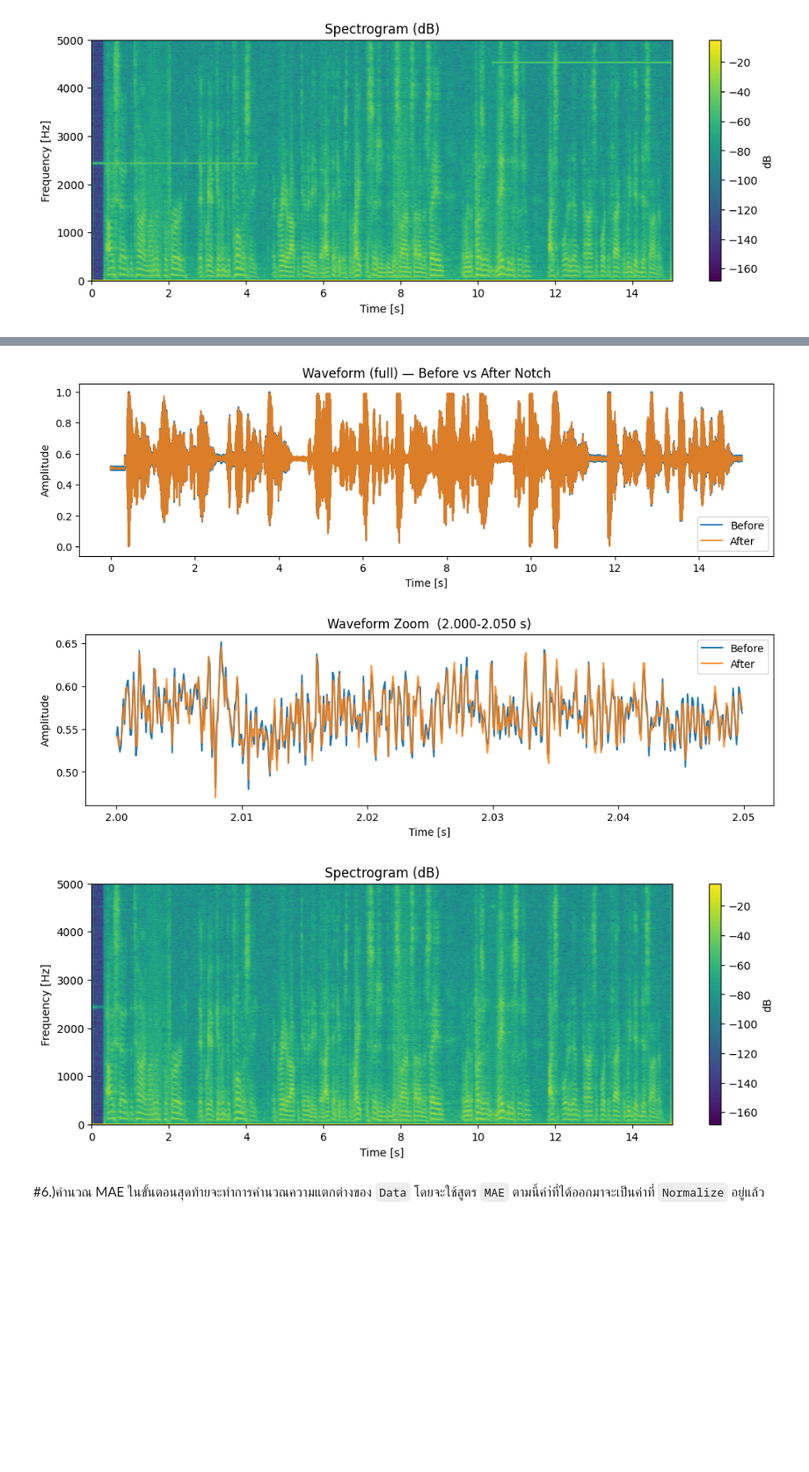
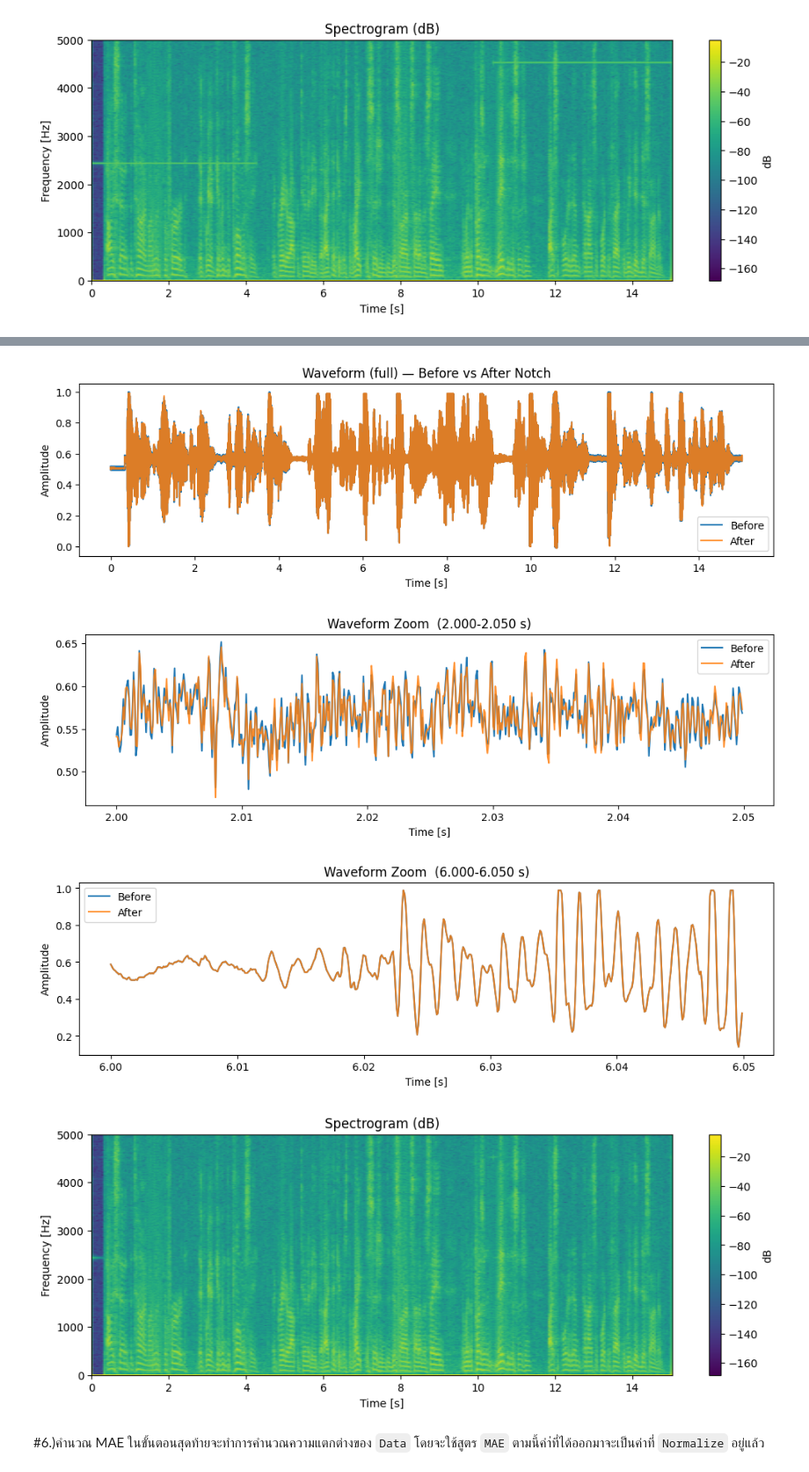
Before and after one commit to MoSkibidi/Signal_Processing_Project_2025, a Jupyter notebook: Project_Denoise_Final.ipynb, the cells around one changed output, grey strips where cells are left out. Shown at 88% size. Cells and saved outputs as stored; diff of their text form; code cells hidden in the pictures; blank space fills up the shorter version.

```diff
--- a/Project_Denoise_Final.ipynb
+++ b/Project_Denoise_Final.ipynb
@@ -164,34 +183,37 @@ plt.title("Waveform (full) — Before vs After Notch")
 plt.legend(); plt.show()
 
 def plot_waveform_zoom(sr, y_before, y_after, t_start, t_end, title="Waveform Zoom"):
     n = min(len(y_before), len(y_after))
     i0 = max(0, int(t_start * sr))
     i1 = min(n, int(t_end * sr))
 
     t_win = np.arange(i0, i1) / sr
     plt.figure(figsize=(12, 3))
     plt.plot(t_win, y_before[i0:i1], label="Before")
     plt.plot(t_win, y_after[i0:i1], label="After", alpha=0.85)
     plt.xlabel("Time [s]"); plt.ylabel("Amplitude")
     plt.title(f"{title}  ({t_start:.3f}-{t_end:.3f} s)")
     plt.legend(); plt.show()
 
 plot_waveform_zoom(sr, y, y_notched, t_start=2.00, t_end=2.05, title="Waveform Zoom")
+plot_waveform_zoom(sr, y, y_notched, t_start=6.00, t_end=6.05, title="Waveform Zoom")
+
 
 #Spectrogram
 f, t, Zxx = signal.stft(y_notched, fs=sr, nperseg=1024) #แบ่งค่า
 plt.figure(figsize=(12, 4))
 plt.pcolormesh(t, f, 20*np.log10(np.abs(Zxx)+1e-12), shading='gouraud')
 plt.title("Spectrogram (dB)")
 plt.ylabel("Frequency [Hz]")
 plt.xlabel("Time [s]")
 plt.colorbar(label="dB")
 plt.ylim(0, 5000)  # zoom เฉพาะ 0–5 kHz
 plt.show()
 # %% [output]
 [figure]
 [figure]
-[figure, old version]
+[figure, new version]
+[figure, added]
 # %% [markdown]
 #6.)คำนวณ MAE
 ในขั้นตอนสุดท้ายจะทำการคำนวณความแตกต่างของ `Data` โดยจะใช้สูตร `MAE` ตามนี้ค่า่ที่ได้ออกมาจะเป็นค่าที่ `Normalize` อยู่แล้ว
```
Also changed, not shown: parts of 5 cells of this notebook.
